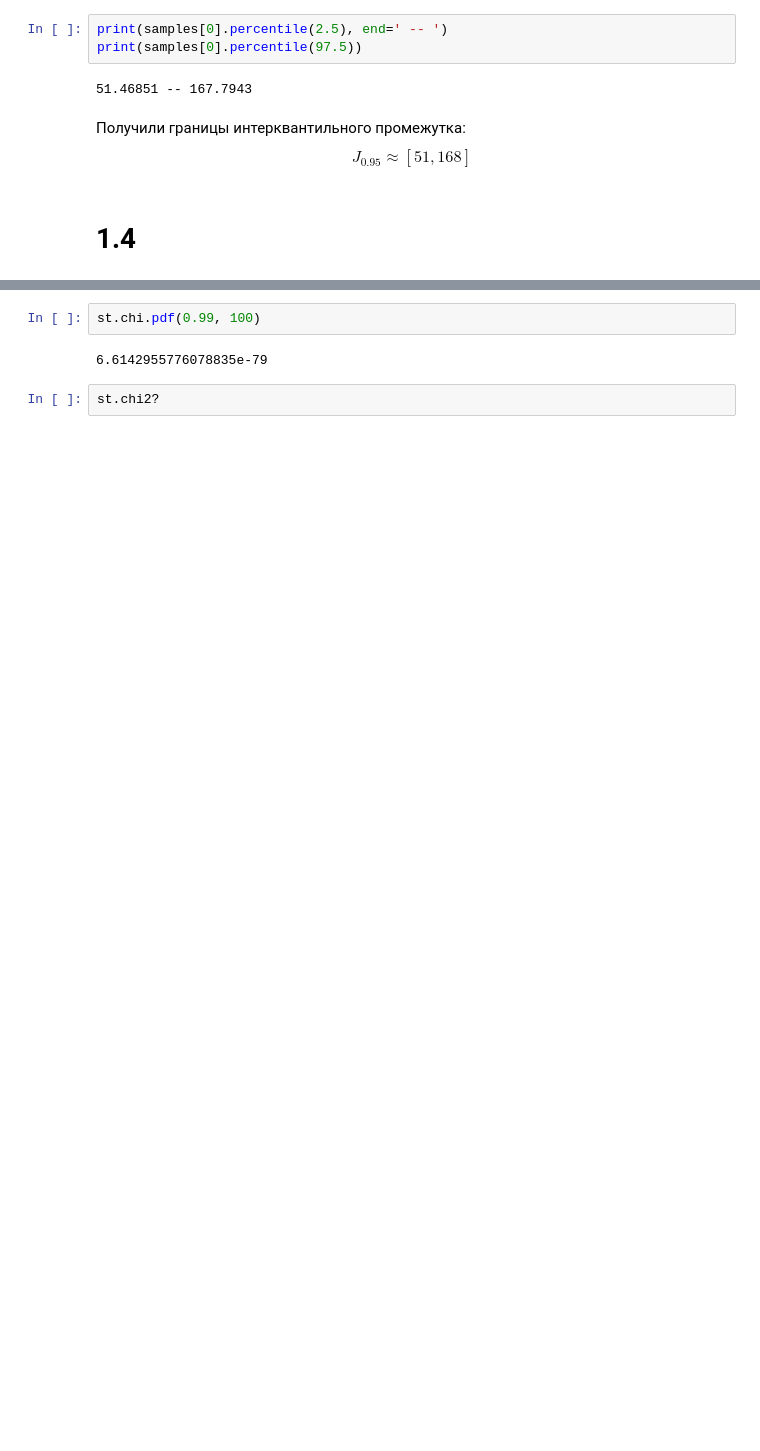
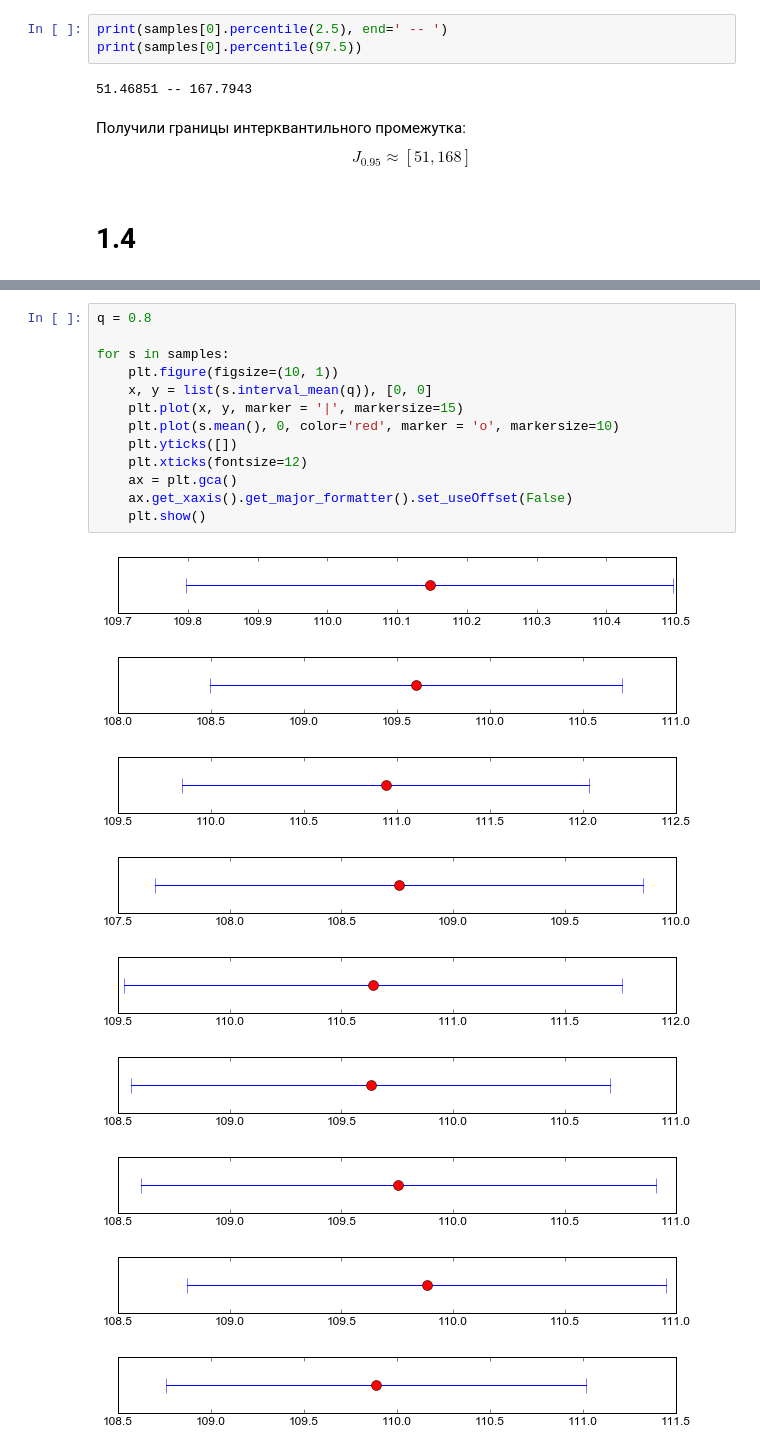
Before and after one commit to vaddya/probability-and-statistics, a Jupyter notebook: lab2/code/lab2.ipynb, the cells around one changed output, grey strips where cells are left out. Saved outputs shown, nothing was run; the diff lists cells and outputs as text; blank space fills up the shorter version.

```diff
--- a/lab2/code/lab2.ipynb
+++ b/lab2/code/lab2.ipynb
@@ -246,6 +220,23 @@ for sample in samples:
-# %%
-st.chi.pdf(0.99, 100)
-# %% [output]
-6.6142955776078835e-79
-# %%
-st.chi2?
+# %%
+q = 0.8
+
+for s in samples:
+    plt.figure(figsize=(10, 1))
+    x, y = list(s.interval_mean(q)), [0, 0]
+    plt.plot(x, y, marker = '|', markersize=15)
+    plt.plot(s.mean(), 0, color='red', marker = 'o', markersize=10)
+    plt.yticks([])
+    plt.xticks(fontsize=12)
+    ax = plt.gca()
+    ax.get_xaxis().get_major_formatter().set_useOffset(False)
+    plt.show()
+# %% [output]
+[figure, added]
+[figure, added]
+[figure, added]
+[figure, added]
+[figure, added]
+[figure, added]
+[figure, added]
+[figure, added]
+[figure, added]
```
Also changed, not shown: parts of 12 cells of this notebook, 1 other file.
